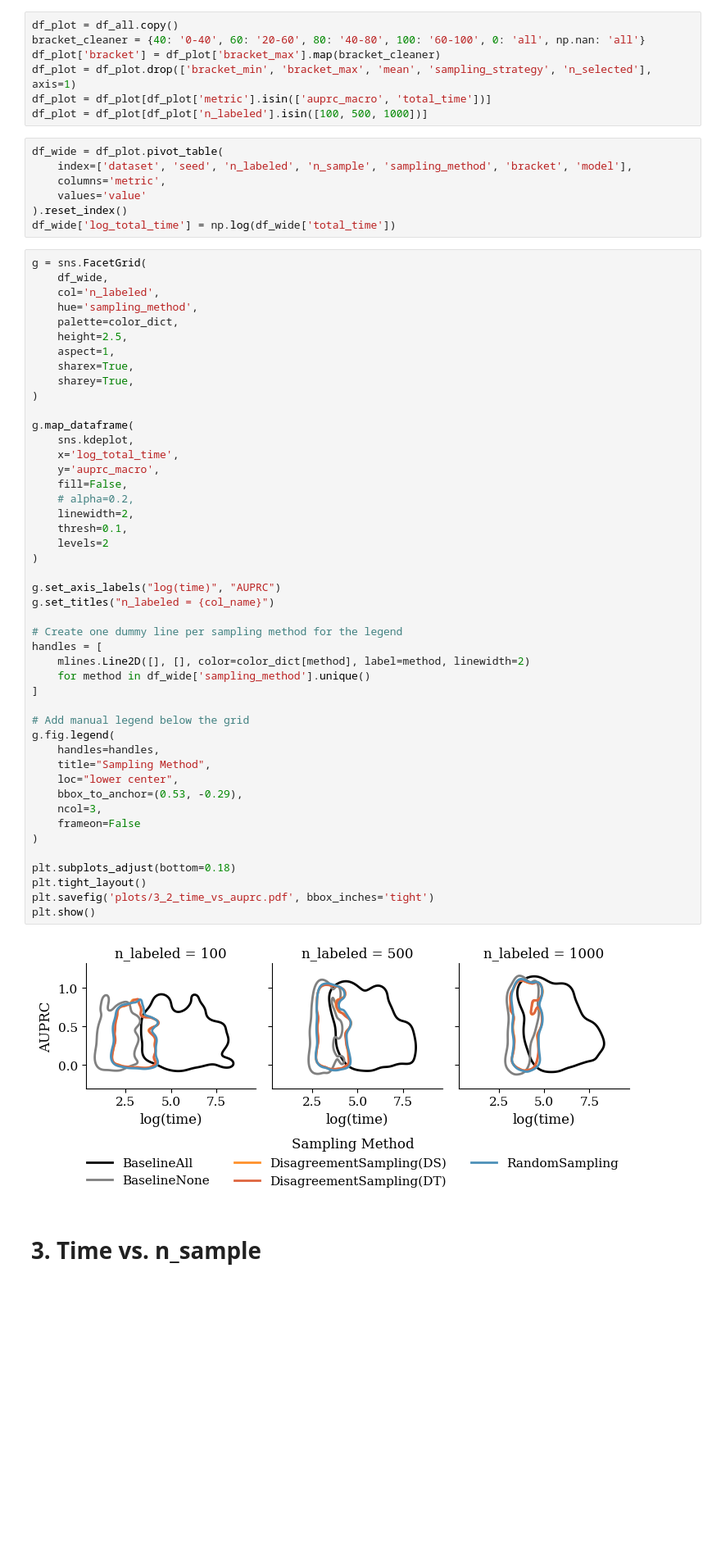
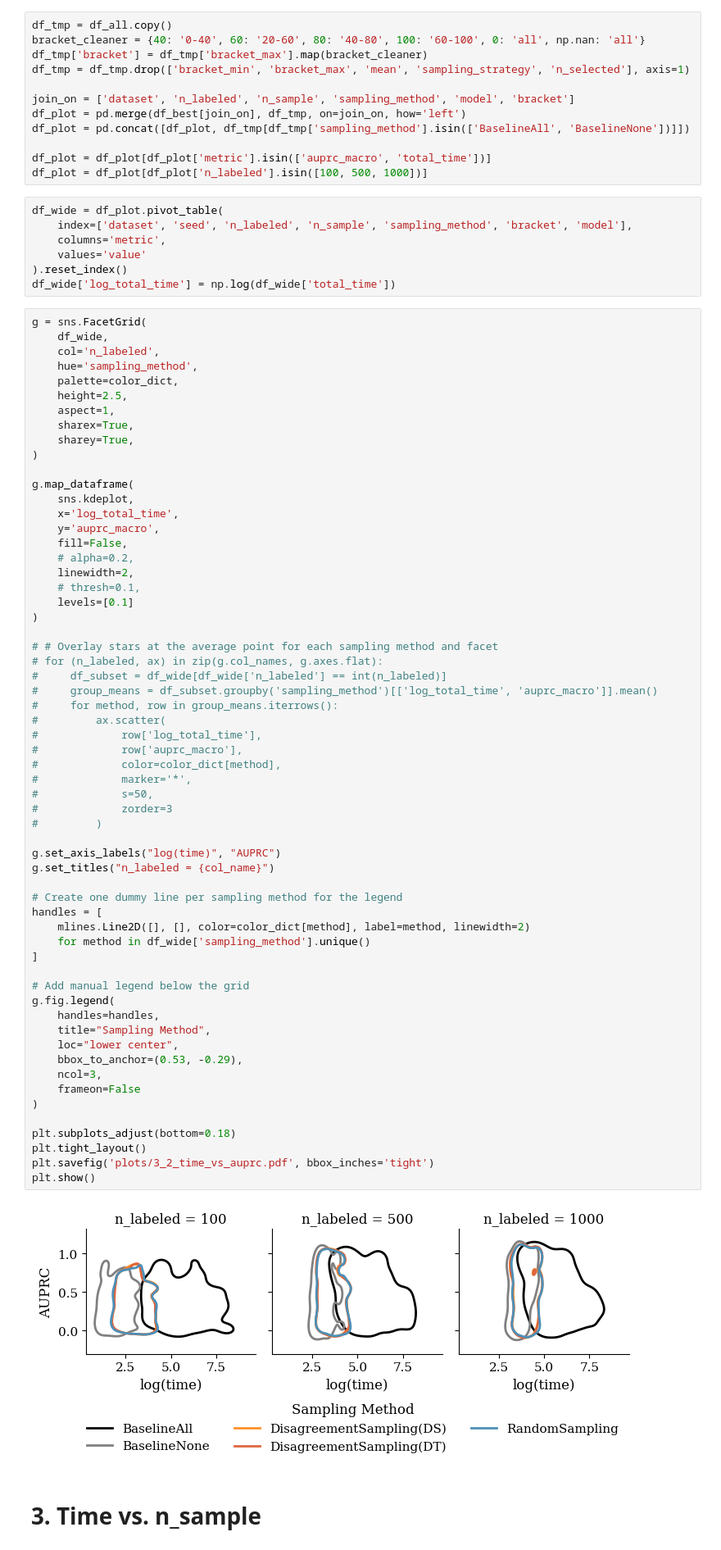
Before and after one commit to sintija-s/sudssl, a Jupyter notebook: 3_evaluation_time.ipynb, the cells around one changed output. Shown at 82% size. Saved outputs shown, nothing was run; the diff lists cells and outputs as text; blank space fills up the shorter version.

Commit message:
update time vs auprc

```diff
--- a/3_evaluation_time.ipynb
+++ b/3_evaluation_time.ipynb
@@ -159,10 +159,15 @@ Name: time_ratio_to_baseline_all, dtype: float64
 
 Close look at the time/performance trade-off
 # %%
-df_plot = df_all.copy()
+df_tmp = df_all.copy()
 bracket_cleaner = {40: '0-40', 60: '20-60', 80: '40-80', 100: '60-100', 0: 'all', np.nan: 'all'}
-df_plot['bracket'] = df_plot['bracket_max'].map(bracket_cleaner)
-df_plot = df_plot.drop(['bracket_min', 'bracket_max', 'mean', 'sampling_strategy', 'n_selected'], axis=1)
+df_tmp['bracket'] = df_tmp['bracket_max'].map(bracket_cleaner)
+df_tmp = df_tmp.drop(['bracket_min', 'bracket_max', 'mean', 'sampling_strategy', 'n_selected'], axis=1)
+
+join_on = ['dataset', 'n_labeled', 'n_sample', 'sampling_method', 'model', 'bracket']
+df_plot = pd.merge(df_best[join_on], df_tmp, on=join_on, how='left')
+df_plot = pd.concat([df_plot, df_tmp[df_tmp['sampling_method'].isin(['BaselineAll', 'BaselineNone'])]])
+
 df_plot = df_plot[df_plot['metric'].isin(['auprc_macro', 'total_time'])]
 df_plot = df_plot[df_plot['n_labeled'].isin([100, 500, 1000])]
 # %%
@@ -190,36 +195,50 @@ g.map_dataframe(
     y='auprc_macro',
     fill=False,
     # alpha=0.2,
     linewidth=2,
-    thresh=0.1,
-    levels=2
+    # thresh=0.1,
+    levels=[0.1]
 )
+
+# # Overlay stars at the average point for each sampling method and facet
+# for (n_labeled, ax) in zip(g.col_names, g.axes.flat):
+#     df_subset = df_wide[df_wide['n_labeled'] == int(n_labeled)]
+#     group_means = df_subset.groupby('sampling_method')[['log_total_time', 'auprc_macro']].mean()
+#     for method, row in group_means.iterrows():
+#         ax.scatter(
+#             row['log_total_time'],
+#             row['auprc_macro'],
+#             color=color_dict[method],
+#             marker='*',
+#             s=50,
+#             zorder=3
+#         )
 
 g.set_axis_labels("log(time)", "AUPRC")
 g.set_titles("n_labeled = {col_name}")
 
 # Create one dummy line per sampling method for the legend
 handles = [
     mlines.Line2D([], [], color=color_dict[method], label=method, linewidth=2)
     for method in df_wide['sampling_method'].unique()
 ]
 
 # Add manual legend below the grid
 g.fig.legend(
     handles=handles,
     title="Sampling Method",
     loc="lower center",
     bbox_to_anchor=(0.53, -0.29),
     ncol=3,
     frameon=False
 )
 
 plt.subplots_adjust(bottom=0.18)
 plt.tight_layout()
 plt.savefig('plots/3_2_time_vs_auprc.pdf', bbox_inches='tight')
 plt.show()
 # %% [output]
-[figure, old version]
+[figure, new version]
 # %% [markdown]
 # 3. Time vs. n_sample
 # %%
```
